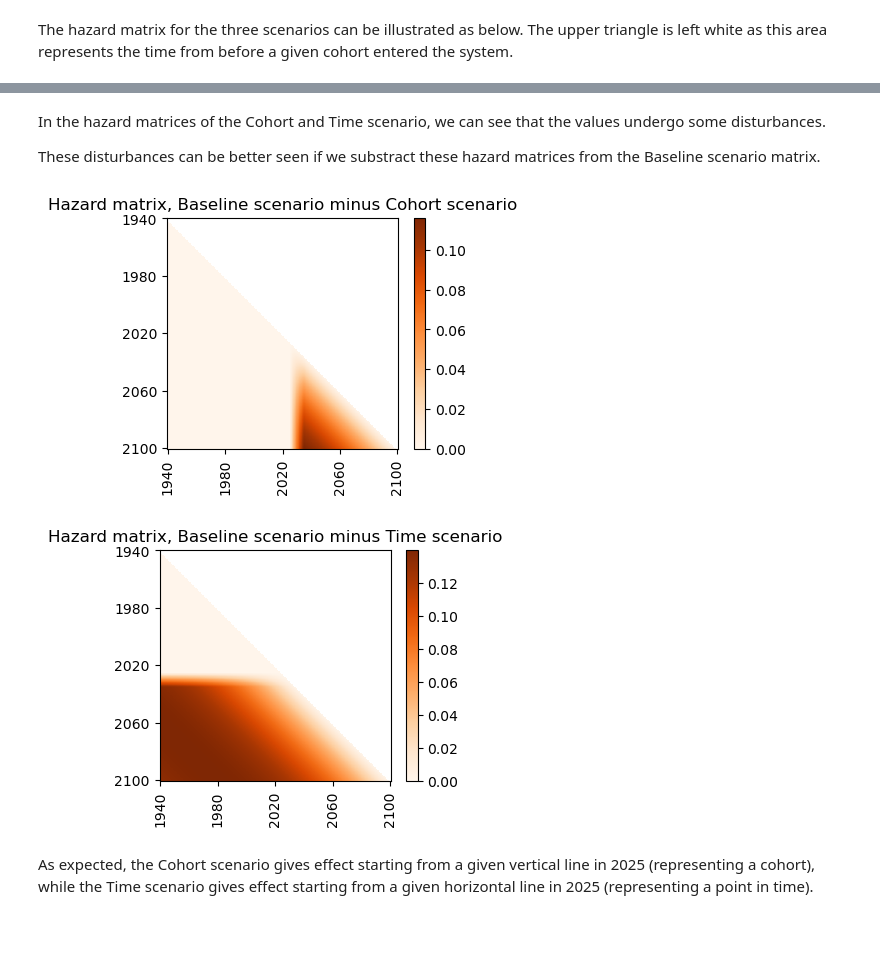
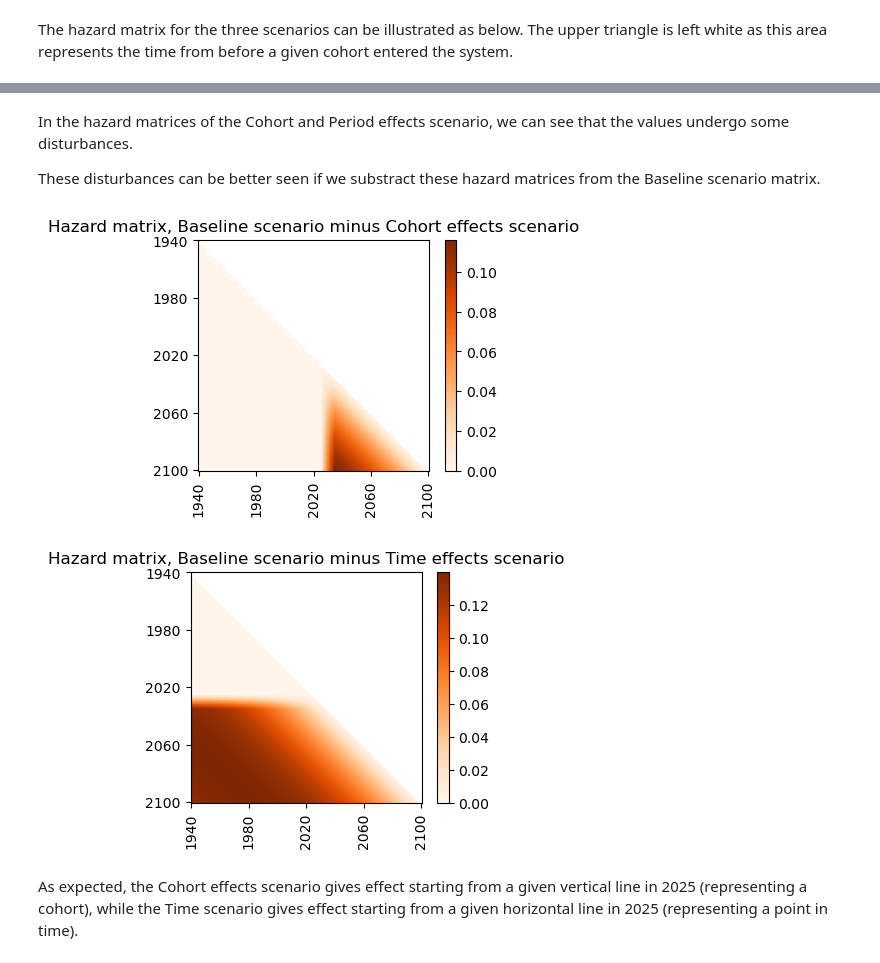
Before and after one commit to NTNU-IndEcol/dynamic_lifetime_model, a Jupyter notebook: tutorial.ipynb, the cells around one changed output, grey strips where cells are left out. Saved outputs shown, nothing was run; the diff lists cells and outputs as text; code cells hidden in the pictures; blank space fills up the shorter version.

Commit message:
change "time effects" to "period effects"

```diff
--- a/tutorial.ipynb
+++ b/tutorial.ipynb
@@ -145,7 +145,7 @@ DLM_time.lt = {'Type': 'Weibull',
                 'Scale': DLM_time.create_lt_from_int(scale),
                 'Shape': DLM_time.create_lt_from_int(shape)
                 }
-DLM_time.lt['Scale'] = DLM_time.add_time_effect(DLM_time.lt['Scale'],1+lt_increase, t1,t2, ref='relative')
+DLM_time.lt['Scale'] = DLM_time.add_period_effect(DLM_time.lt['Scale'],1+lt_increase, t1,t2, ref='relative')
 DLM_time.compute_stock_driven_model()
 # %% [markdown]
 ### Plot results - dishwasher sales
@@ -274,16 +302,16 @@ plt.show()
 # %% [markdown]
-In the hazard matrices of the Cohort and Time scenario, we can see that the values undergo some disturbances.
+In the hazard matrices of the Cohort and Period effects scenario, we can see that the values undergo some disturbances.
 
 These disturbances can be better seen if we substract these hazard matrices from the Baseline scenario matrix.
 # %%
 plot_matrix_heatmap(DLM.hz-DLM_cohort.hz)
-plt.title('Hazard matrix, Baseline scenario minus Cohort scenario')
+plt.title('Hazard matrix, Baseline scenario minus Cohort effects scenario')
 plt.show()
 plot_matrix_heatmap(DLM.hz-DLM_time.hz)
-plt.title('Hazard matrix, Baseline scenario minus Time scenario')
+plt.title('Hazard matrix, Baseline scenario minus Time effects scenario')
 plt.show()
 # %% [output]
-[figure, old version]
+[figure, new version]
-[figure, old version]
+[figure, new version]
 # %% [markdown]
-As expected, the Cohort scenario gives effect starting from a given vertical line in 2025 (representing a cohort), while the Time scenario gives effect starting from a given horizontal line in 2025 (representing a point in time).
+As expected, the Cohort effects scenario gives effect starting from a given vertical line in 2025 (representing a cohort), while the Time scenario gives effect starting from a given horizontal line in 2025 (representing a point in time).
```
Also changed, not shown: parts of 15 cells of this notebook, 1 other file.
